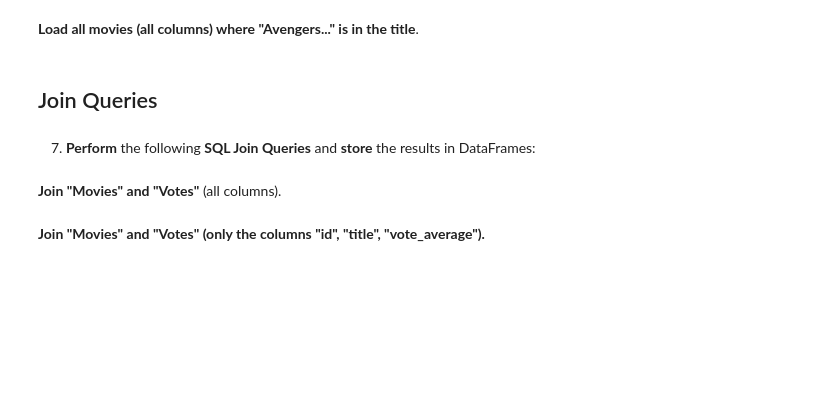
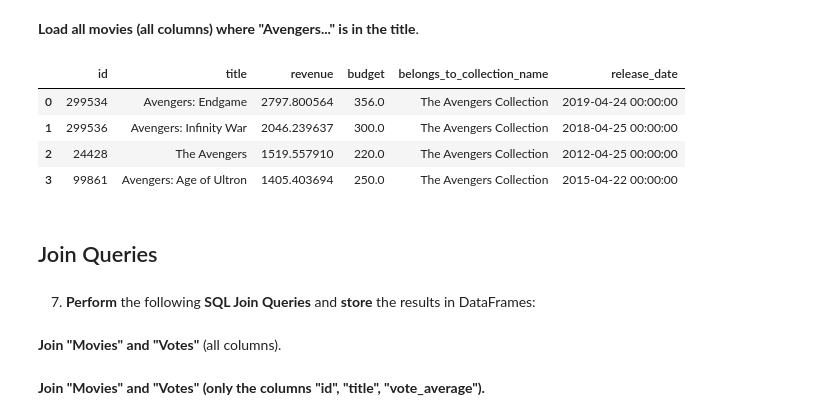
Before and after one commit to eeeds/Projects, a Jupyter notebook: 18- Pandas and SQL Databases/Project18.ipynb, the cells around one changed output. Drawn from its saved outputs; the diff is of its cells as text; code cells hidden in the pictures; blank space fills up the shorter version.

```diff
--- a/18- Pandas and SQL Databases/Project18.ipynb
+++ b/18- Pandas and SQL Databases/Project18.ipynb
@@ -399,5 +483,13 @@ __Load all movies (all columns) that belong to a collection.__
 # %% [markdown]
 __Load all movies (all columns) where "Avengers..." is in the title__.
+# %%
+pd.read_sql('Select * from Movies where title like "%Avengers%"', conn)
+# %% [output]
+|  | id | title | revenue | budget | belongs_to_collection_name | release_date |
+| 0 | 299534 | Avengers: Endgame | 2797.800564 | 356.0 | The Avengers Collection | 2019-04-24 00:00:00 |
+| 1 | 299536 | Avengers: Infinity War | 2046.239637 | 300.0 | The Avengers Collection | 2018-04-25 00:00:00 |
+| 2 | 24428 | The Avengers | 1519.557910 | 220.0 | The Avengers Collection | 2012-04-25 00:00:00 |
+| 3 | 99861 | Avengers: Age of Ultron | 1405.403694 | 250.0 | The Avengers Collection | 2015-04-22 00:00:00 |
 # %% [markdown]
 ## Join Queries
 # %% [markdown]
```
Also changed, not shown: parts of 8 cells of this notebook.
